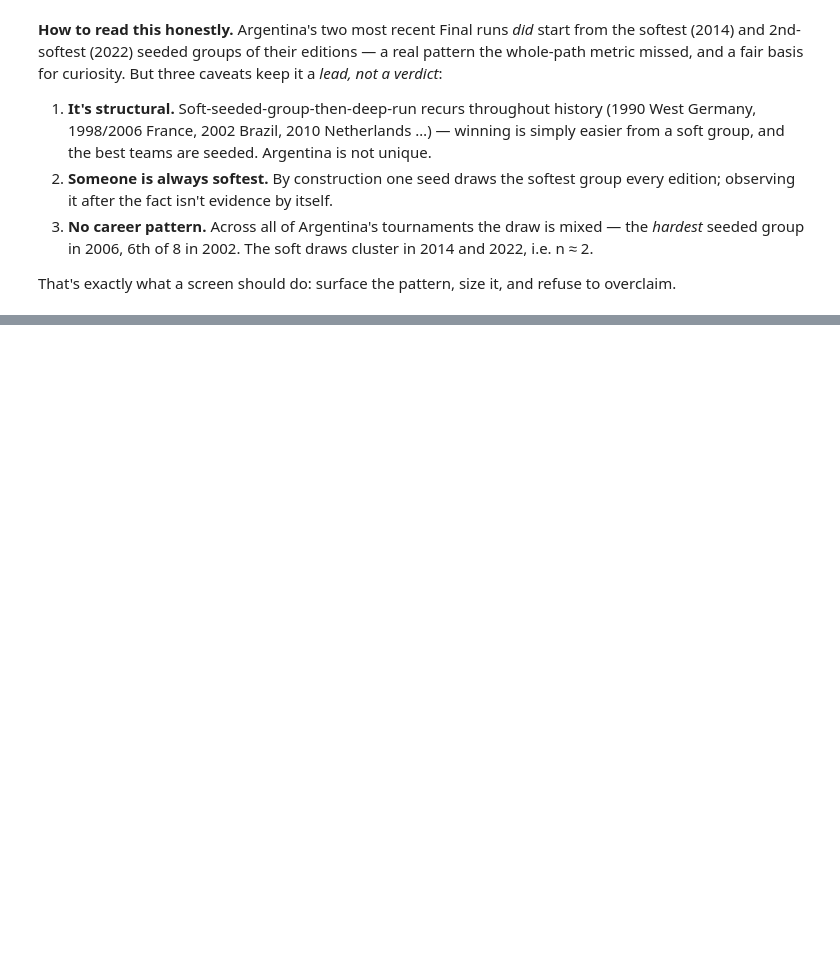
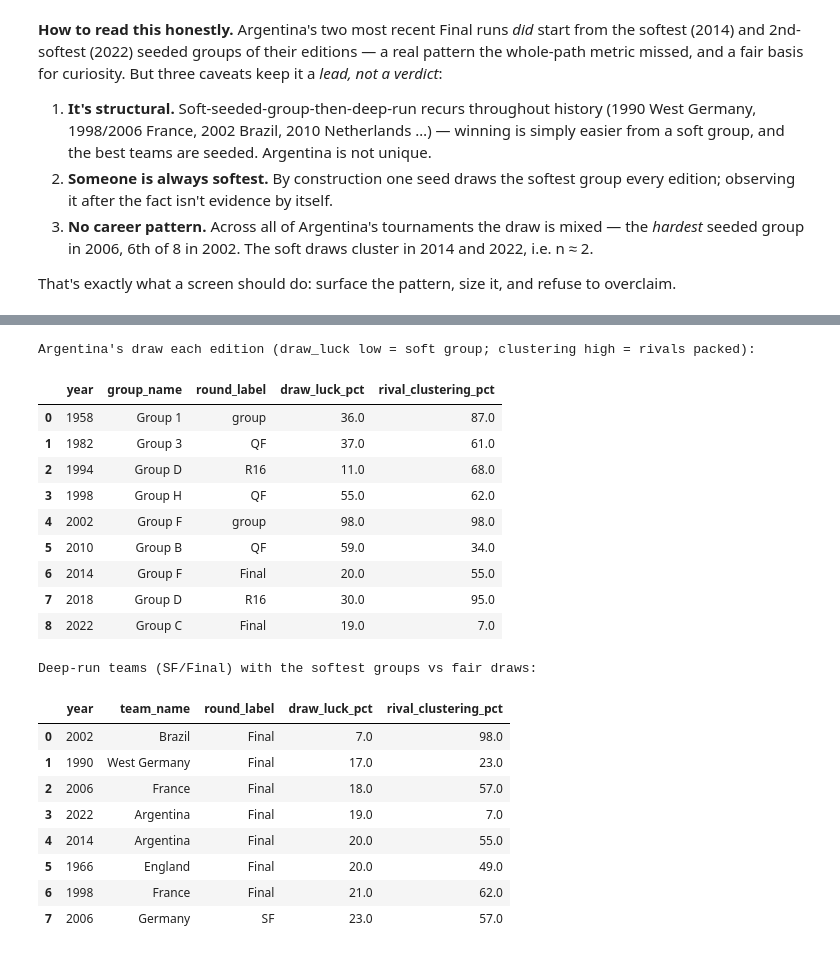
Before and after one commit to jorge-sader/worldcup-anomalies, a Jupyter notebook: notebooks/world_cup_irregularities.ipynb, the cells around one changed output, grey strips where cells are left out. Cells and saved outputs as stored; diff of their text form; code cells hidden in the pictures; blank space fills up the shorter version.

```diff
--- a/notebooks/world_cup_irregularities.ipynb
+++ b/notebooks/world_cup_irregularities.ipynb
@@ -493,0 +514,36 @@ That's exactly what a screen should do: surface the pattern, size it, and refuse
+# %%
+from worldcup_anomalies.draw import draw_monte_carlo, engineered_draw_flags
+
+draws = draw_monte_carlo(elo, data.group_standings, data.team_appearances, n_sims=10000)
+
+print("Argentina's draw each edition (draw_luck low = soft group; clustering high = rivals packed):")
+display(draws[draws.team_name == "Argentina"][
+    ["year", "group_name", "round_label", "draw_luck_pct", "rival_clustering_pct"]
+].round(0).reset_index(drop=True))
+
+print("Deep-run teams (SF/Final) with the softest groups vs fair draws:")
+display(draws[draws.round_rank >= 6].sort_values("draw_luck_pct").head(8)[
+    ["year", "team_name", "round_label", "draw_luck_pct", "rival_clustering_pct"]
+].round(0).reset_index(drop=True))
+# %% [output]
+Argentina's draw each edition (draw_luck low = soft group; clustering high = rivals packed):
+|  | year | group_name | round_label | draw_luck_pct | rival_clustering_pct |
+| 0 | 1958 | Group 1 | group | 36.0 | 87.0 |
+| 1 | 1982 | Group 3 | QF | 37.0 | 61.0 |
+| 2 | 1994 | Group D | R16 | 11.0 | 68.0 |
+| 3 | 1998 | Group H | QF | 55.0 | 62.0 |
+| 4 | 2002 | Group F | group | 98.0 | 98.0 |
+| 5 | 2010 | Group B | QF | 59.0 | 34.0 |
+| 6 | 2014 | Group F | Final | 20.0 | 55.0 |
+| 7 | 2018 | Group D | R16 | 30.0 | 95.0 |
+| 8 | 2022 | Group C | Final | 19.0 | 7.0 |
+Deep-run teams (SF/Final) with the softest groups vs fair draws:
+|  | year | team_name | round_label | draw_luck_pct | rival_clustering_pct |
+| 0 | 2002 | Brazil | Final | 7.0 | 98.0 |
+| 1 | 1990 | West Germany | Final | 17.0 | 23.0 |
+| 2 | 2006 | France | Final | 18.0 | 57.0 |
+| 3 | 2022 | Argentina | Final | 19.0 | 7.0 |
+| 4 | 2014 | Argentina | Final | 20.0 | 55.0 |
+| 5 | 1966 | England | Final | 20.0 | 49.0 |
+| 6 | 1998 | France | Final | 21.0 | 62.0 |
+| 7 | 2006 | Germany | SF | 23.0 | 57.0 |
```
Also changed, not shown: parts of 8 cells of this notebook, 5 other files.
